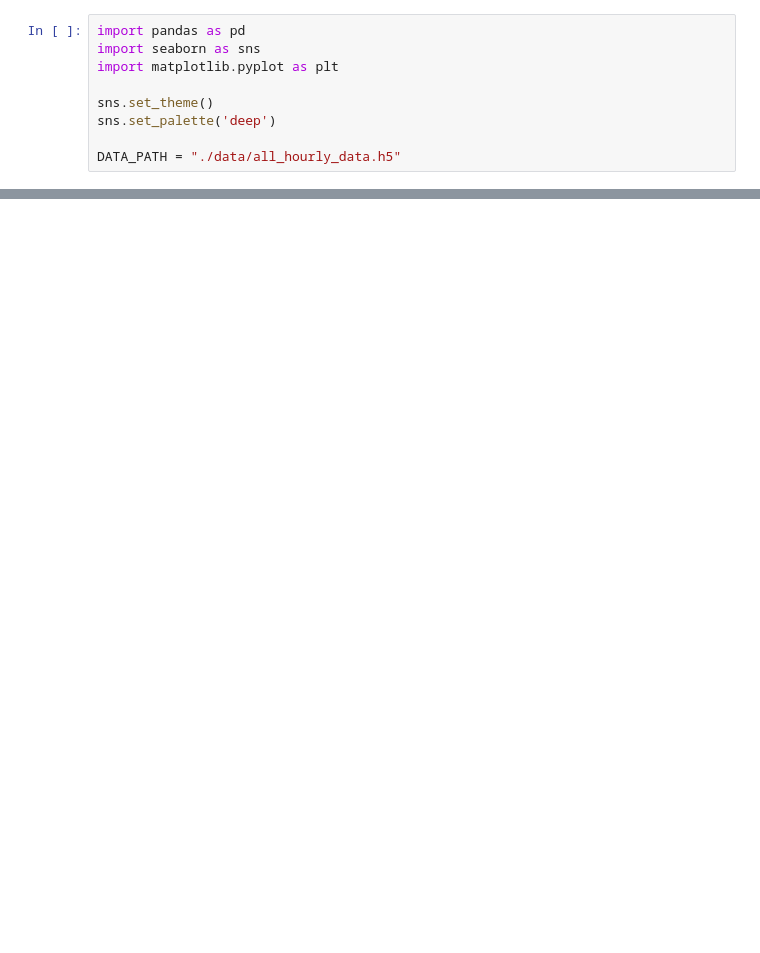
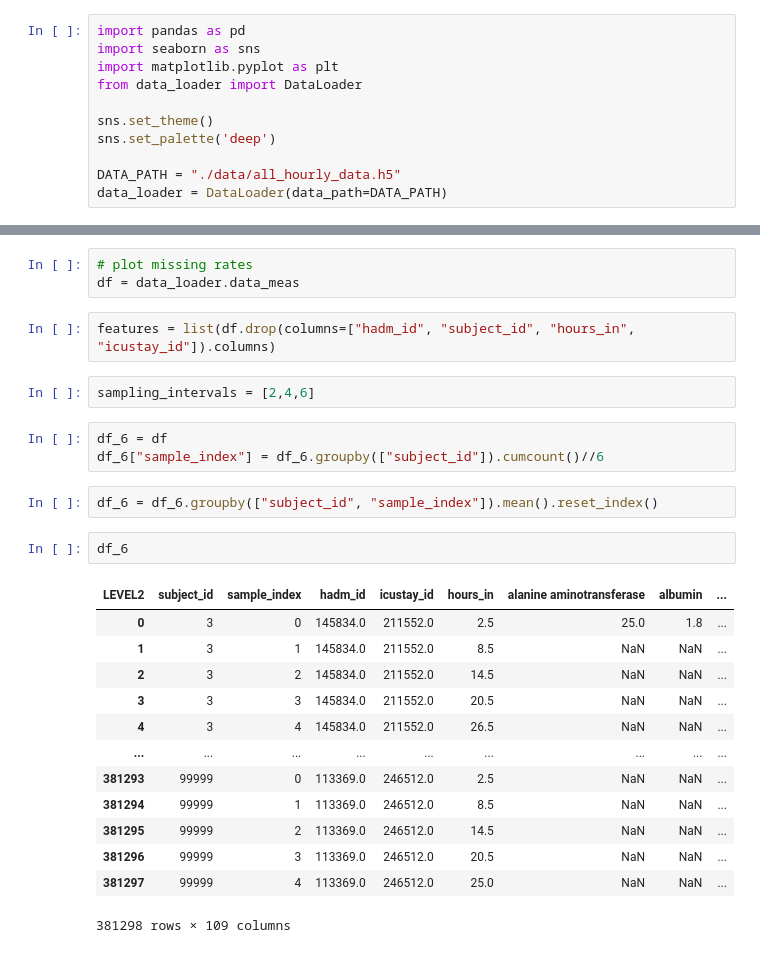
Before and after one commit to ngiesa/mi_icu, a Jupyter notebook: mimic_preprocessing.ipynb, the cells around one changed output, grey strips where cells are left out. Saved outputs shown, nothing was run; the diff lists cells and outputs as text; blank space fills up the shorter version.

```diff
--- a/mimic_preprocessing.ipynb
+++ b/mimic_preprocessing.ipynb
@@ -2,8 +2,10 @@
 import pandas as pd
 import seaborn as sns
 import matplotlib.pyplot as plt
+from data_loader import DataLoader
 
 sns.set_theme()
 sns.set_palette('deep')
 
 DATA_PATH = "./data/all_hourly_data.h5"
+data_loader = DataLoader(data_path=DATA_PATH)
@@ -116,0 +12,28 @@ array(['2', '4', '6', 'none'], dtype=object)
+# %%
+# plot missing rates
+df = data_loader.data_meas
+# %%
+features = list(df.drop(columns=["hadm_id", "subject_id", "hours_in", "icustay_id"]).columns)
+# %%
+sampling_intervals = [2,4,6]
+# %%
+df_6 = df
+df_6["sample_index"] = df_6.groupby(["subject_id"]).cumcount()//6
+# %%
+df_6 = df_6.groupby(["subject_id", "sample_index"]).mean().reset_index()
+# %%
+df_6
+# %% [output]
+| LEVEL2 | subject_id | sample_index | hadm_id | icustay_id | hours_in | alanine aminotransferase | albumin | ... |
+| 0 | 3 | 0 | 145834.0 | 211552.0 | 2.5 | 25.0 | 1.8 | ... |
+| 1 | 3 | 1 | 145834.0 | 211552.0 | 8.5 | NaN | NaN | ... |
+| 2 | 3 | 2 | 145834.0 | 211552.0 | 14.5 | NaN | NaN | ... |
+| 3 | 3 | 3 | 145834.0 | 211552.0 | 20.5 | NaN | NaN | ... |
+| 4 | 3 | 4 | 145834.0 | 211552.0 | 26.5 | NaN | NaN | ... |
+| ... | ... | ... | ... | ... | ... | ... | ... | ... |
+| 381293 | 99999 | 0 | 113369.0 | 246512.0 | 2.5 | NaN | NaN | ... |
+| 381294 | 99999 | 1 | 113369.0 | 246512.0 | 8.5 | NaN | NaN | ... |
+| 381295 | 99999 | 2 | 113369.0 | 246512.0 | 14.5 | NaN | NaN | ... |
+| 381296 | 99999 | 3 | 113369.0 | 246512.0 | 20.5 | NaN | NaN | ... |
+| 381297 | 99999 | 4 | 113369.0 | 246512.0 | 25.0 | NaN | NaN | ... |
+381298 rows × 109 columns
```
Also changed, not shown: parts of 33 cells of this notebook, 11 other files.
